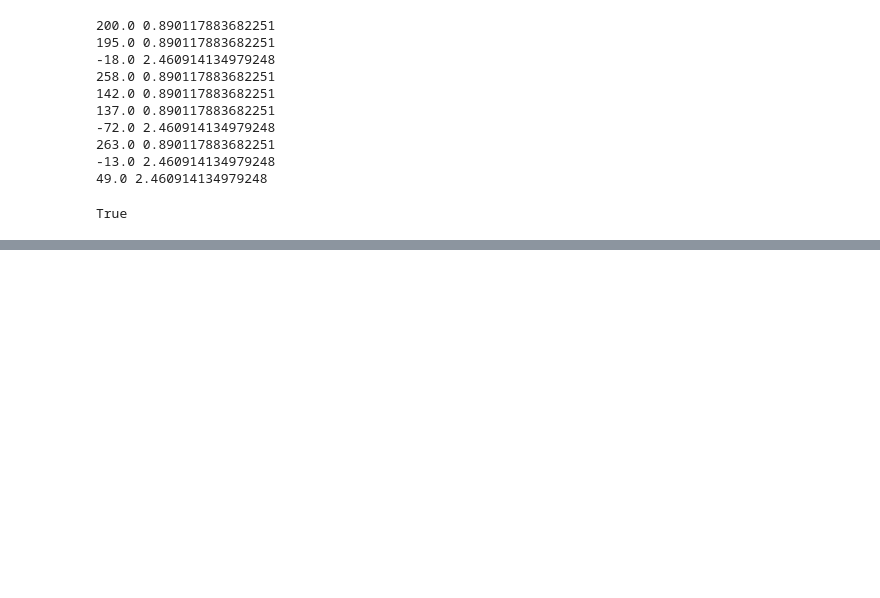
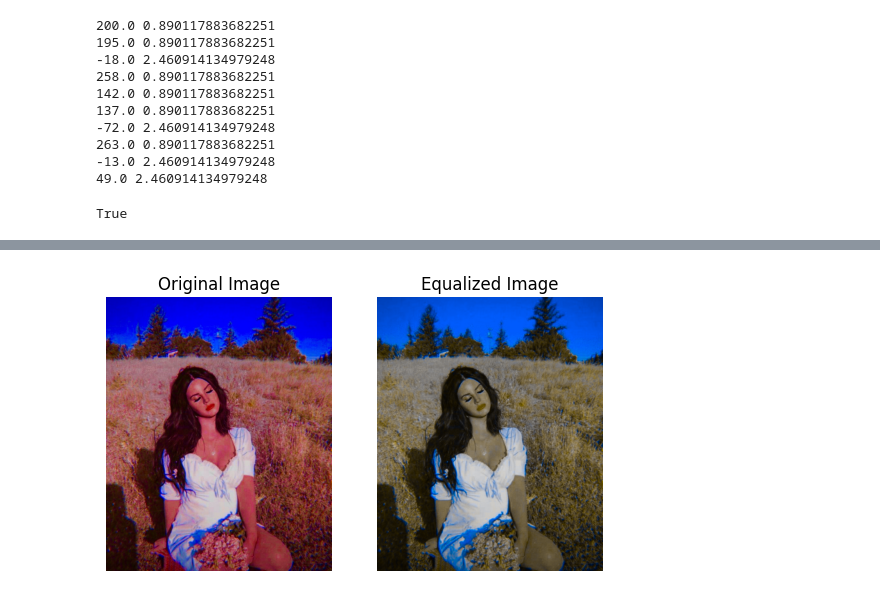
Before and after one commit to Ahmed-Hodhod/Grades-Sheet-OCR, a Jupyter notebook: Lab_Exam/ModelB/labB.ipynb, the cells around one changed output, grey strips where cells are left out. Drawn from its saved outputs; the diff is of its cells as text; code cells hidden in the pictures; blank space fills up the shorter version.

```diff
--- a/Lab_Exam/ModelB/labB.ipynb
+++ b/Lab_Exam/ModelB/labB.ipynb
@@ -132,0 +234,34 @@ plt.show()
+# %%
+import matplotlib.pyplot as plt
+from skimage import exposure
+from skimage import io, color
+
+# Load the RGB image
+image_path = 'Q4.jpg'  # Replace 'path_to_your_image.jpg' with the actual file path
+rgb_image = io.imread(image_path)
+
+# Convert the RGB image to the Lab color space
+lab_image = color.rgb2lab(rgb_image)
+
+# Apply histogram equalization to the L channel (luminance)
+#lab_image[:,:,0] = exposure.equalize_hist(lab_image[:,:,0])
+lab_image[:,:,1] = exposure.equalize_hist(lab_image[:,:,1])
+#lab_image[:,:,2] = exposure.equalize_hist(lab_image[:,:,2])
+
+# Convert the Lab image back to RGB color space
+equalized_rgb_image = color.lab2rgb(lab_image)
+
+# Display the original and equalized images
+plt.subplot(1, 2, 1)
+plt.title('Original Image')
+plt.imshow(rgb_image)
+plt.axis('off')
+
+plt.subplot(1, 2, 2)
+plt.title('Equalized Image')
+plt.imshow(equalized_rgb_image)
+plt.axis('off')
+
+plt.show()
+# %% [output]
+[figure, added]
```
Also changed, not shown: parts of 5 cells of this notebook, 5 other files.
